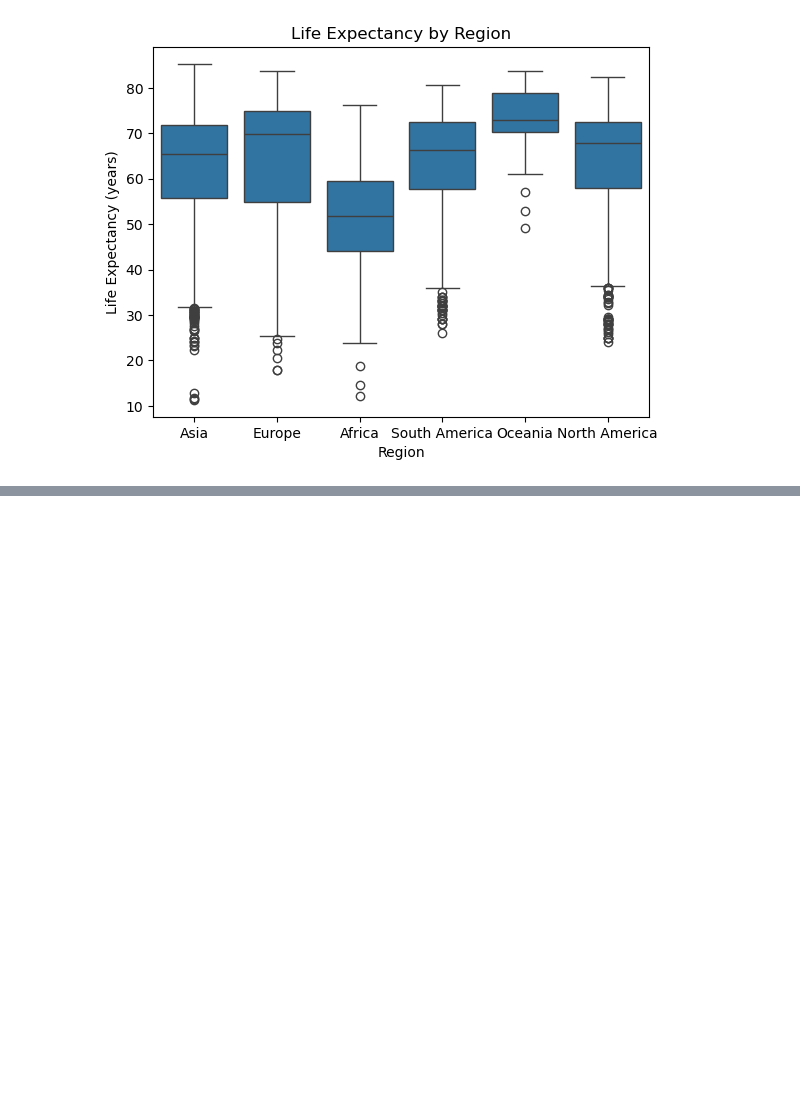
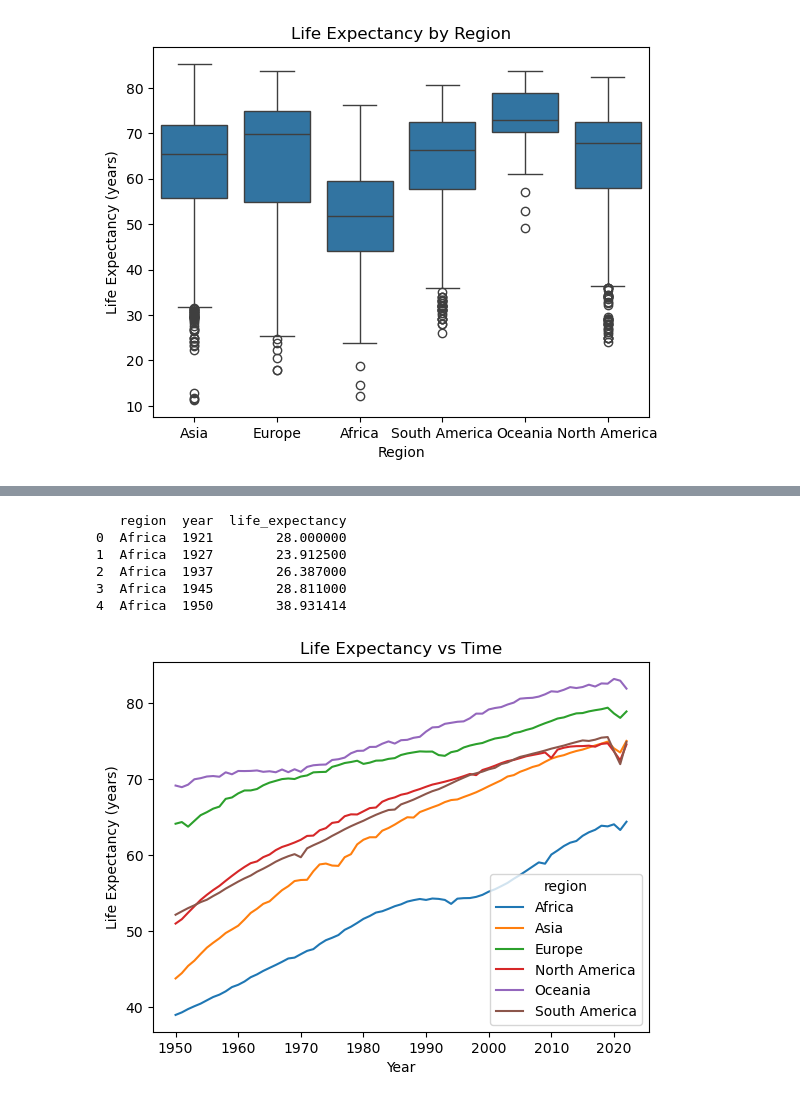
Before and after one commit to dariusalo/Life_Expectancy_GDP, a Jupyter notebook: life_expectancy_gdp_analysis.ipynb, the cells around one changed output, grey strips where cells are left out. Cells and saved outputs as stored; diff of their text form; code cells hidden in the pictures; blank space fills up the shorter version.

Commit message:
Add time analysis chart and finding 3

```diff
--- a/life_expectancy_gdp_analysis.ipynb
+++ b/life_expectancy_gdp_analysis.ipynb
@@ -144,0 +149,20 @@ Life expectancy is fairly consistent across most regions, with Africa performing
+# %%
+regional_trends = df.groupby(['region', 'year'])['life_expectancy'].mean().reset_index()
+print(regional_trends.head())
+# %% [output]
+   region  year  life_expectancy
+0  Africa  1921        28.000000
+1  Africa  1927        23.912500
+2  Africa  1937        26.387000
+3  Africa  1945        28.811000
+4  Africa  1950        38.931414
+# %%
+regional_trends_filtered = regional_trends[regional_trends['year'] >= 1950]
+
+sns.lineplot(data=regional_trends_filtered, x='year', y='life_expectancy', hue='region')
+plt.title('Life Expectancy vs Time')
+plt.xlabel('Year')
+plt.ylabel('Life Expectancy (years)')
+plt.show()
+# %% [output]
+[figure, added]
```
Also changed, not shown: parts of 3 cells of this notebook.
